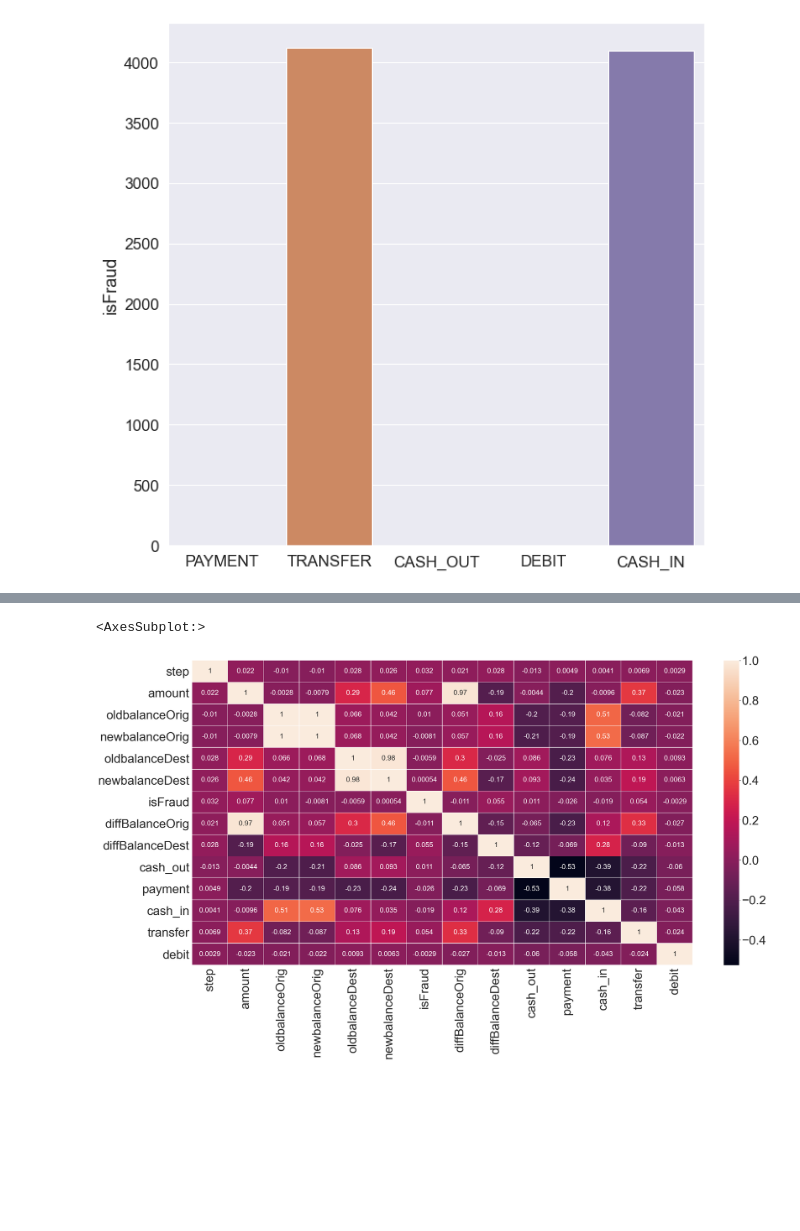
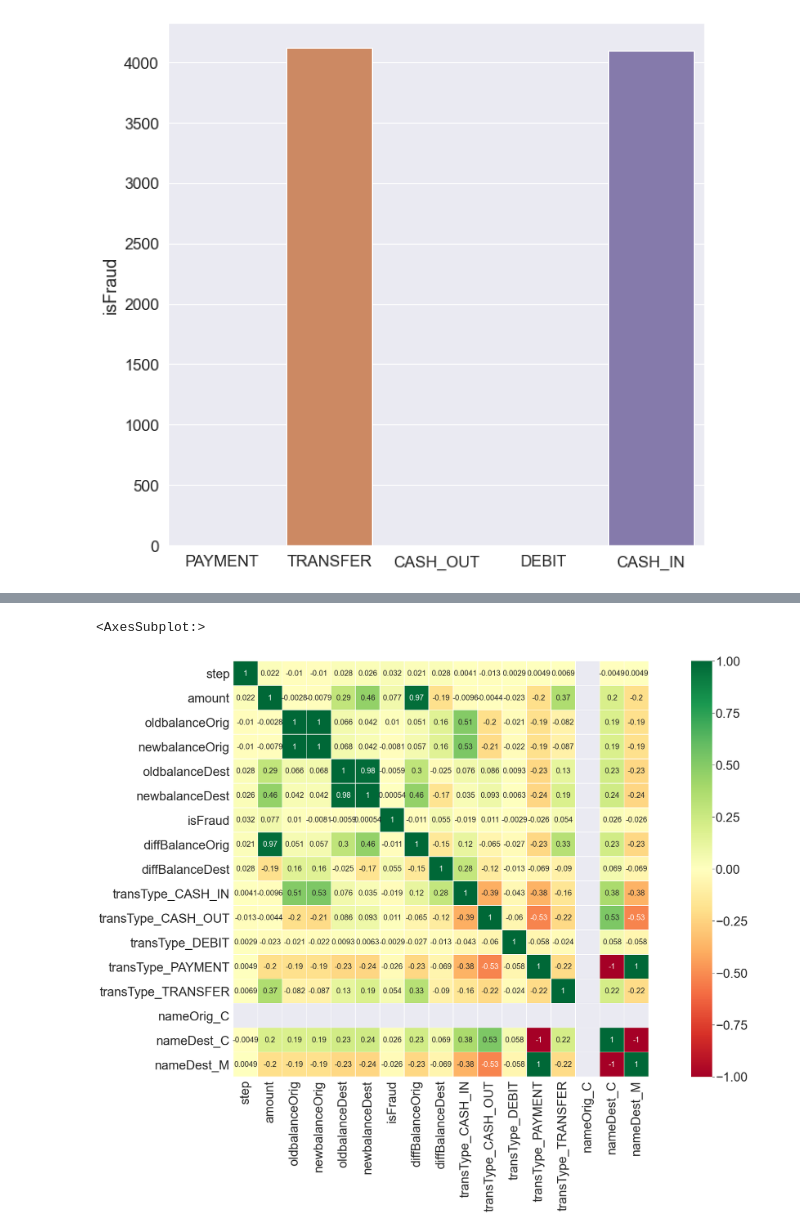
Before and after one commit to Erik1120/DataScienceCapstoneOne, a Jupyter notebook: Notebook/data_wrangling_EDA.ipynb, the cells around one changed output, grey strips where cells are left out. Cells and saved outputs as stored; diff of their text form; code cells hidden in the pictures; blank space fills up the shorter version.

```diff
--- a/Notebook/data_wrangling_EDA.ipynb
+++ b/Notebook/data_wrangling_EDA.ipynb
@@ -176,8 +172,13 @@ fraud.head()
 # %%
 # Make a heatmap of the data
-plt.figure(figsize=(40,20))
-sns.set(font_scale = 4)
-sns.heatmap(fraud.corr(), annot=True, linewidths=.5, annot_kws={"size":25})
+# plt.figure(figsize=(40,20))
+# sns.set(font_scale = 4)
+# sns.heatmap(fraud.corr(), annot=True, linewidths=.5, annot_kws={"size":25})
-# %% [output]
-<AxesSubplot:>
-[figure, removed]
+# %%
+# Make a heatmap of the data
+plt.figure(figsize=(40,20))
+sns.set(font_scale = 3)
+sns.heatmap(paysim.corr() ,annot=True, linewidths=.5, annot_kws={"size":20}, square=True, cmap='RdYlGn')
+# %% [output]
+<AxesSubplot:>
+[figure, added]
```
Also changed, not shown: parts of 14 cells of this notebook.
